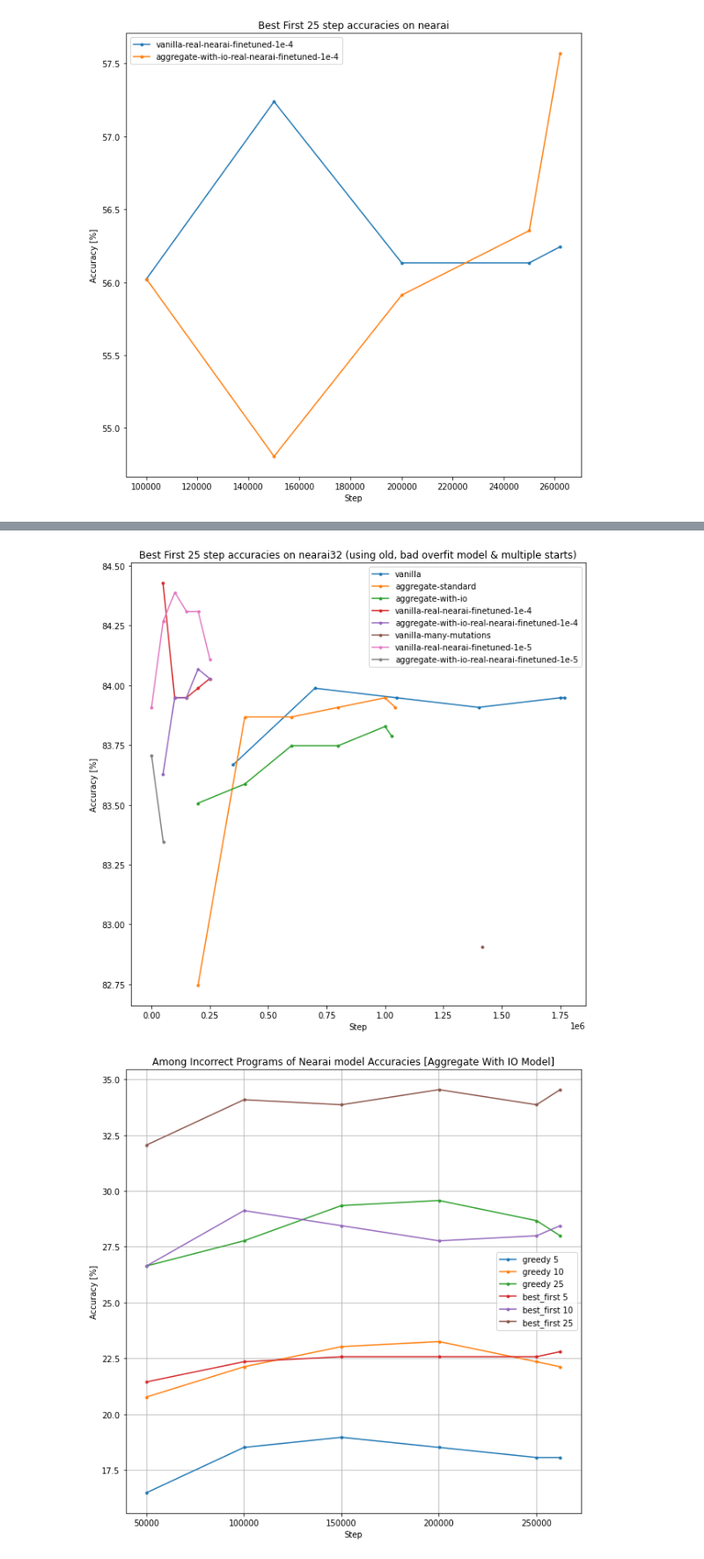
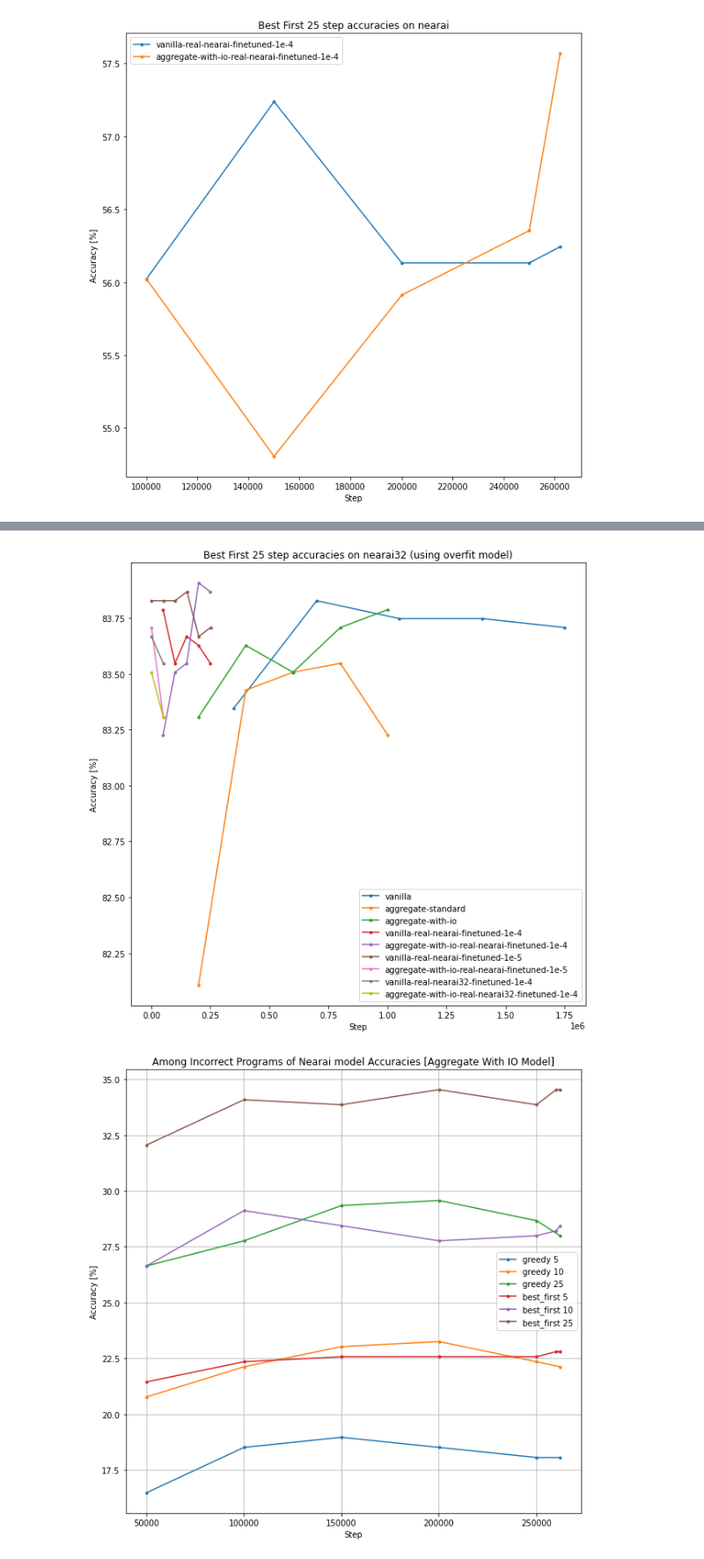
Before and after one commit to kavigupta/program_synthesis, a Jupyter notebook: notebooks/results.ipynb, the cells around one changed output, grey strips where cells are left out. Shown at 88% size. Cells and saved outputs as stored; diff of their text form; code cells hidden in the pictures.

```diff
--- a/notebooks/results.ipynb
+++ b/notebooks/results.ipynb
@@ -264,10 +254,10 @@ accuracies[
 # %%
 plt.figure(figsize=(10, 10))
-plt.title("Best First 25 step accuracies on nearai32 (using old, bad overfit model & multiple starts)")
+plt.title("Best First 25 step accuracies on nearai32 (using overfit model)")
 for model in model_labels:
-    plot_combined_accuracy(get_accuracies(model, 'real', 'nearai32,,best_first,,25,,start-with-beams,,overfit=overfit_vanilla_slow_split'), model)
+    plot_combined_accuracy(get_accuracies(model, 'real', 'nearai32,,best_first,,25,,start-with-beams,,overfit=overfit_awoi_all_beams_balanced_load_debugger'), model)
 # %% [output]
-[figure, old version]
+[figure, new version]
 # %%
 # temporary for thesis
 plt.figure(figsize=(10, 10))
```
Also changed, not shown: parts of 19 cells of this notebook, 1 other file.
